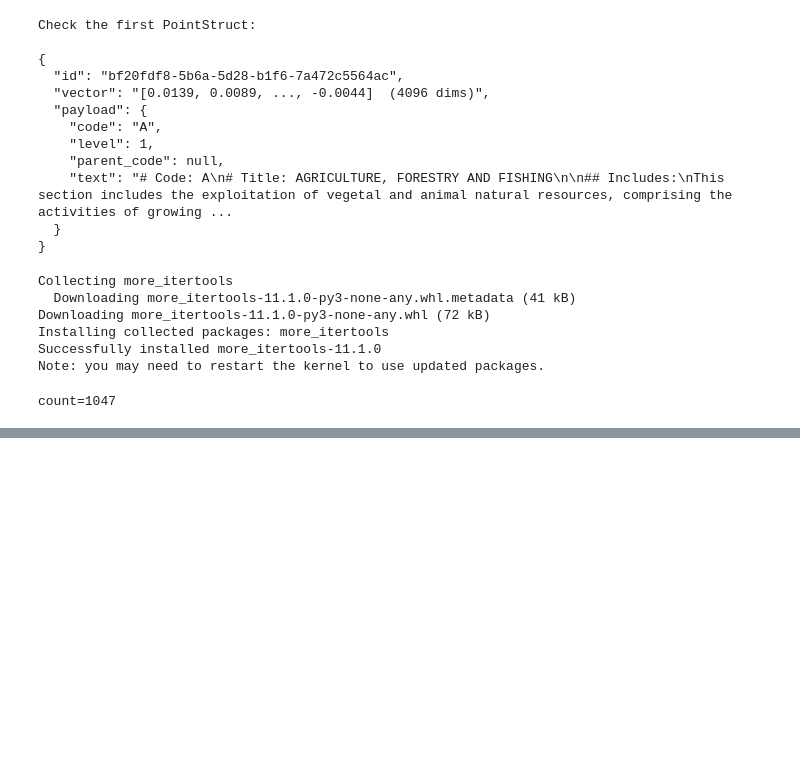
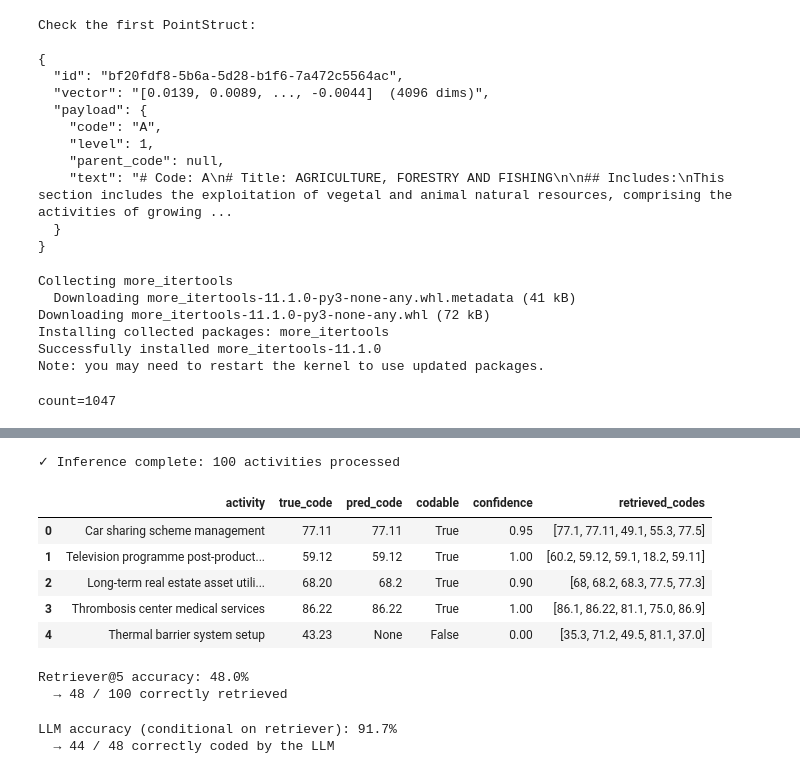
Before and after one commit to fdb001/funathon-project2, a Jupyter notebook: Funathon_2_rag.ipynb, the cells around one changed output, grey strips where cells are left out. Saved outputs shown, nothing was run; the diff lists cells and outputs as text; code cells hidden in the pictures; blank space fills up the shorter version.

```diff
--- a/Funathon_2_rag.ipynb
+++ b/Funathon_2_rag.ipynb
@@ -592,0 +609,9 @@ count=1047
+# %%
+response = client_llmlab.embeddings.create(
+    model=EMB_MODEL_NAME,
+    input=activity
+)
+
+search_embedding = response.data[0].embedding
+
+print(f"Vector created of length: {len(search_embedding)}")
@@ -592,0 +674,8 @@ count=1047
+# %%
+from pydantic import BaseModel, Field
+from typing import Optional
+
+class NaceClassificationResult(BaseModel):
+    nace_code: Optional[str] = Field(description="Chosen NACE code from the candidate list, or null")
+    codable: bool = Field(description="False if the description is too vague to code")
+    confidence: float = Field(ge=0.0, le=1.0, description="Confidence score between 0 and 1")
@@ -592,0 +799,41 @@ count=1047
+# %%
+from tqdm import tqdm
+import pandas as pd
+
+records = []
+
+for row in tqdm(annotations, total=len(annotations), desc="Coding"):
+    activity_label = row["label"]
+    true_code      = row["code"]
+
+    try:
+        pred = run_rag_pipeline(activity_label)
+    except Exception as e:
+        pred = {
+            "nace_code":       None,
+            "codable":        False,
+            "confidence":     0.0,
+            "retrieved_codes": []
+        }
+        print(f"⚠ Error for '{activity_label[:60]}...': {e}")
+
+    records.append({
+        "activity":        activity_label,
+        "true_code":       true_code,
+        "pred_code":       pred.get("nace_code"),
+        "codable":         pred.get("codable", False),
+        "confidence":      pred.get("confidence", 0.0),
+        "retrieved_codes": pred.get("retrieved_codes", []),
+    })
+
+results = pd.DataFrame(records)
+print(f"\n✓ Inference complete: {len(results)} activities processed")
+results.head()
+# %% [output]
+✓ Inference complete: 100 activities processed
+|  | activity | true_code | pred_code | codable | confidence | retrieved_codes |
+| 0 | Car sharing scheme management | 77.11 | 77.11 | True | 0.95 | [77.1, 77.11, 49.1, 55.3, 77.5] |
+| 1 | Television programme post-product... | 59.12 | 59.12 | True | 1.00 | [60.2, 59.12, 59.1, 18.2, 59.11] |
+| 2 | Long-term real estate asset utili... | 68.20 | 68.2 | True | 0.90 | [68, 68.2, 68.3, 77.5, 77.3] |
+| 3 | Thrombosis center medical services | 86.22 | 86.22 | True | 1.00 | [86.1, 86.22, 81.1, 75.0, 86.9] |
+| 4 | Thermal barrier system setup | 43.23 | None | False | 0.00 | [35.3, 71.2, 49.5, 81.1, 37.0] |
@@ -592,0 +854,16 @@ count=1047
+# %%
+retriever_accuracy = results["retriever_hit"].mean()
+print(f"Retriever@{RETRIEVER_LIMIT} accuracy: {retriever_accuracy:.1%}")
+print(f"  → {results['retriever_hit'].sum()} / {len(results)} correctly retrieved")
+# %% [output]
+Retriever@5 accuracy: 48.0%
+  → 48 / 100 correctly retrieved
+# %%
+retriever_success = results[results["retriever_hit"]]
+llm_accuracy = retriever_success["pipeline_correct"].mean()
+
+print(f"LLM accuracy (conditional on retriever): {llm_accuracy:.1%}")
+print(f"  → {retriever_success['pipeline_correct'].sum()} / {len(retriever_success)} correctly coded by the LLM")
+# %% [output]
+LLM accuracy (conditional on retriever): 91.7%
+  → 44 / 48 correctly coded by the LLM
```
Also changed, not shown: parts of 15 cells of this notebook.
